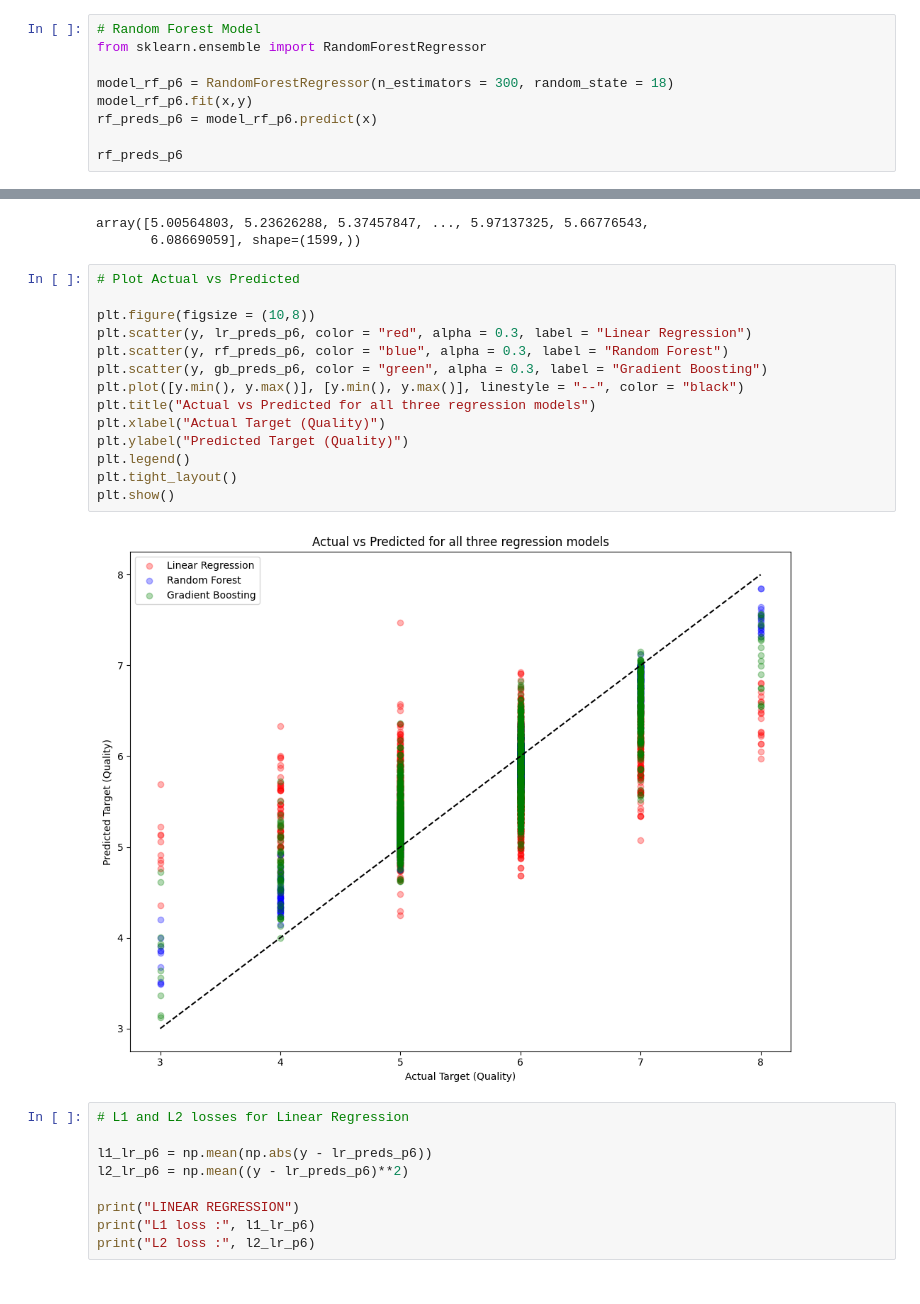
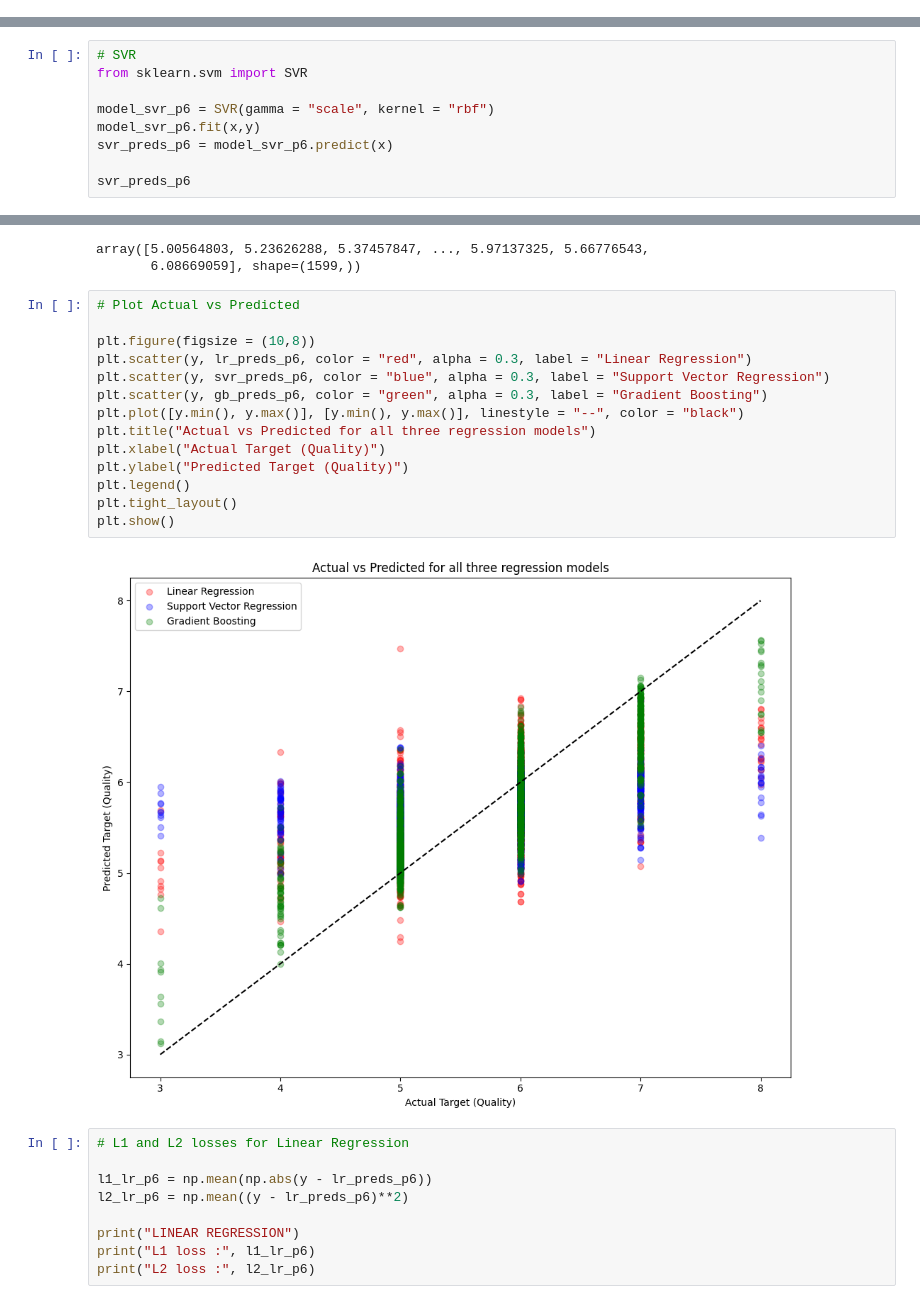
Before and after one commit to garikapativineet/dx602-final-project, a Jupyter notebook: project.ipynb, the cells around one changed output, grey strips where cells are left out. Saved outputs shown, nothing was run; the diff lists cells and outputs as text.

```diff
--- a/project.ipynb
+++ b/project.ipynb
@@ -488,12 +488,3 @@ lr_preds_p6
 # %% [output]
 array([5.03285045, 5.13787975, 5.20989474, ..., 5.94304255, 5.47075621,
        6.00819633], shape=(1599,))
-# %%
-# Random Forest Model
-from sklearn.ensemble import RandomForestRegressor
-
-model_rf_p6 = RandomForestRegressor(n_estimators = 300, random_state = 18)
-model_rf_p6.fit(x,y)
-rf_preds_p6 = model_rf_p6.predict(x)
-
-rf_preds_p6
@@ -502,0 +491,9 @@ array([5.01333333, 4.98666667, 5.11333333, ..., 6.        , 5.20666667,
+# %%
+# SVR
+from sklearn.svm import SVR
+
+model_svr_p6 = SVR(gamma = "scale", kernel = "rbf")
+model_svr_p6.fit(x,y)
+svr_preds_p6 = model_svr_p6.predict(x)
+
+svr_preds_p6
@@ -515,19 +515,19 @@ array([5.00564803, 5.23626288, 5.37457847, ..., 5.97137325, 5.66776543,
 # %%
 # Plot Actual vs Predicted
 
 plt.figure(figsize = (10,8))
 plt.scatter(y, lr_preds_p6, color = "red", alpha = 0.3, label = "Linear Regression")
-plt.scatter(y, rf_preds_p6, color = "blue", alpha = 0.3, label = "Random Forest")
+plt.scatter(y, svr_preds_p6, color = "blue", alpha = 0.3, label = "Support Vector Regression")
 plt.scatter(y, gb_preds_p6, color = "green", alpha = 0.3, label = "Gradient Boosting")
 plt.plot([y.min(), y.max()], [y.min(), y.max()], linestyle = "--", color = "black")
 plt.title("Actual vs Predicted for all three regression models")
 plt.xlabel("Actual Target (Quality)")
 plt.ylabel("Predicted Target (Quality)")
 plt.legend()
 plt.tight_layout()
 plt.show()
 # %% [output]
-[figure, old version]
+[figure, new version]
 # %%
 # L1 and L2 losses for Linear Regression
 
```
Also changed, not shown: parts of 14 cells of this notebook.
